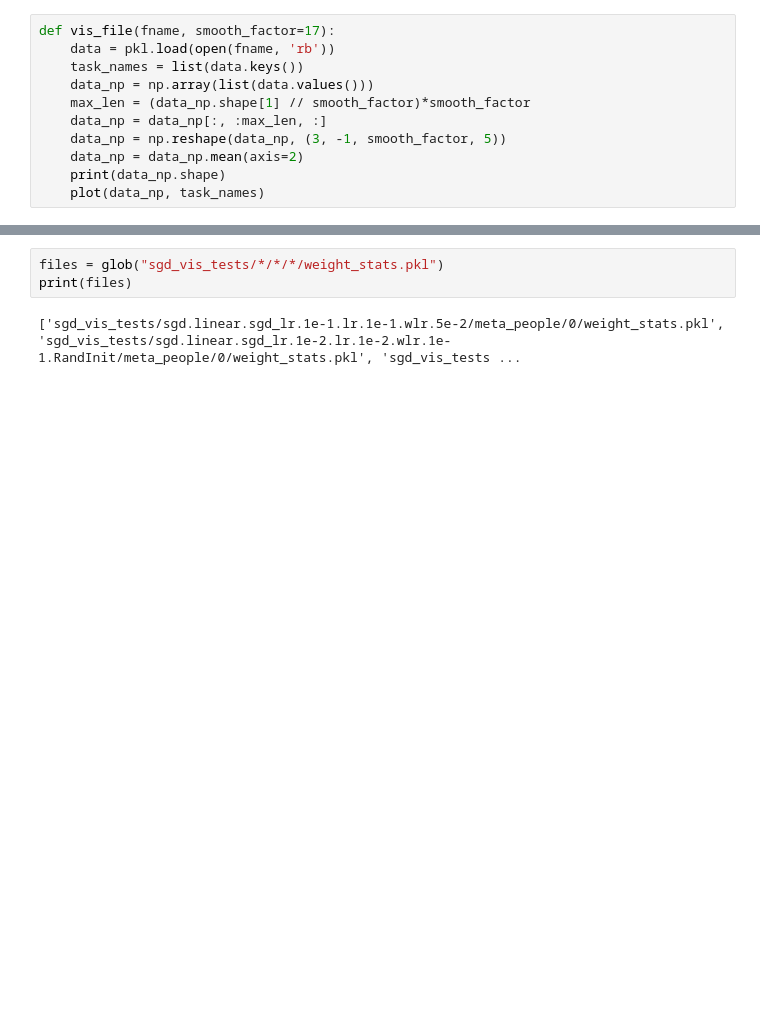
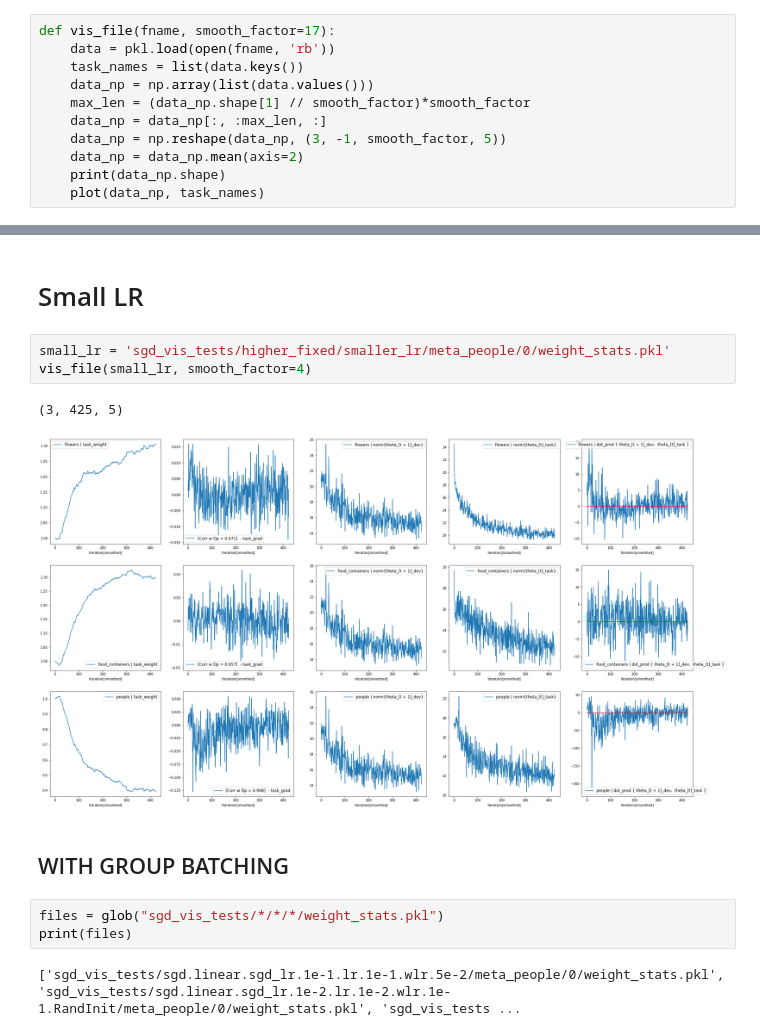
Before and after one commit to ldery/metalearning-for-multitask-pretraining, a Jupyter notebook: gradient_dotprod_viz.ipynb, the cells around one changed output, grey strips where cells are left out. Drawn from its saved outputs; the diff is of its cells as text; blank space fills up the shorter version.

```diff
--- a/gradient_dotprod_viz.ipynb
+++ b/gradient_dotprod_viz.ipynb
@@ -30,3 +65,13 @@ def vis_file(fname, smooth_factor=17):
+# %% [markdown]
+# Small LR #
+# %%
+small_lr = 'sgd_vis_tests/higher_fixed/smaller_lr/meta_people/0/weight_stats.pkl'
+vis_file(small_lr, smooth_factor=4)
+# %% [output]
+(3, 425, 5)
+[figure, added]
+# %% [markdown]
+## WITH GROUP BATCHING ##
 # %%
 files = glob("sgd_vis_tests/*/*/*/weight_stats.pkl")
 print(files)
```
Also changed, not shown: parts of 13 cells of this notebook, 1 other file.
